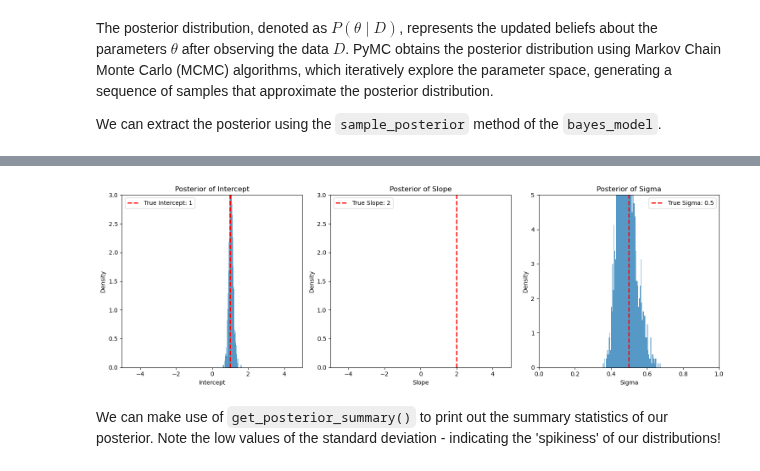
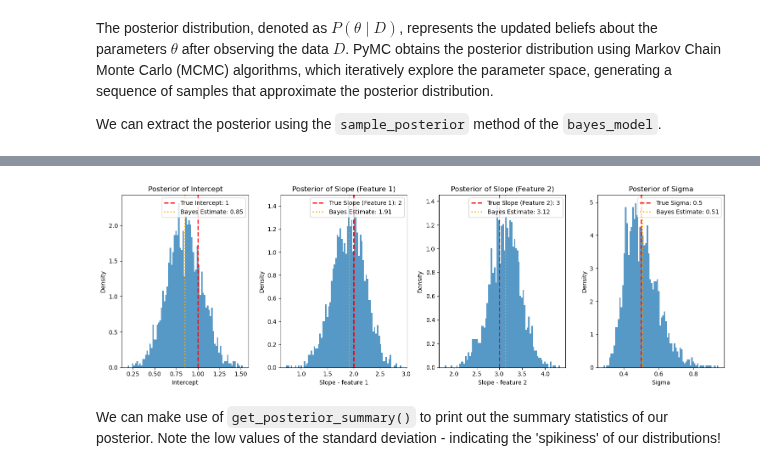
Before and after one commit to sktime/skpro, a Jupyter notebook: examples/04_BayesianLinearRegressor.ipynb, the cells around one changed output, grey strips where cells are left out. Drawn from its saved outputs; the diff is of its cells as text; code cells hidden in the pictures.

Commit message:
Updated notebook for multiple predictors and prior elicitation

```diff
--- a/examples/04_BayesianLinearRegressor.ipynb
+++ b/examples/04_BayesianLinearRegressor.ipynb
@@ -340,0 +486,2 @@ In the subsequent section, we will look at "prior predictive checks" that we can
+# %%
+elicited_prior_pz, _ = pz.maxent(pz.Normal(), 0.8, 1.2, 0.6);
@@ -340,0 +495,5 @@ In the subsequent section, we will look at "prior predictive checks" that we can
+# %%
+elicited_prior = Prior("Normal", mu=elicited_prior_pz.mu, sigma=elicited_prior_pz.sigma)
+
+bayes_model = BayesianLinearRegressor(prior_config={"intercept": elicited_prior})
+bayes_model.fit(X_train, y_train)
@@ -369,5 +553,11 @@ Note that these posterior distributions are significantly narrower than the prio
 # %%
-fig, axes = plt.subplots(1, 3, figsize=(15, 5))
+fig, axes = plt.subplots(1, 4, figsize=(15, 5))  # Same figsize as the prior plot
+
+# Calculate Bayesian estimates (mean of posterior)
+bayes_estimate_intercept = posterior_samples["intercept"].mean()
+bayes_estimate_slope1 = posterior_samples["slopes_feature1"].mean()
+bayes_estimate_slope2 = posterior_samples["slopes_feature2"].mean()
+bayes_estimate_sigma = posterior_samples["noise"].mean()
 
 # Plot posterior for intercept
 axes[0].hist(posterior_samples["intercept"], bins=80, density=True, alpha=0.75)
@@ -376,51 +566,87 @@ axes[0].axvline(
     color="r",
     linestyle="--",
     linewidth=2,
     label=f"True Intercept: {TRUE_INTERCEPT}",
 )
+axes[0].axvline(
+    bayes_estimate_intercept,
+    color="orange",
+    linestyle=":",
+    linewidth=2,
+    label=f"Bayes Estimate: {bayes_estimate_intercept:.2f}",
+)
 axes[0].set_title("Posterior of Intercept")
 axes[0].set_xlabel("Intercept")
 axes[0].set_ylabel("Density")
-axes[0].set_xlim(left=-5, right=5)
-axes[0].set_ylim(top=3, bottom=0)
 axes[0].legend()
 
-# Plot posterior for slope
-axes[1].hist(posterior_samples["slopes"][0], bins=80, density=True, alpha=0.75)
+# Plot posterior for slope feature 1
+axes[1].hist(posterior_samples["slopes_feature1"], bins=80, density=True, alpha=0.75)
 axes[1].axvline(
     TRUE_SLOPES[0],
     color="r",
     linestyle="--",
     linewidth=2,
-    label=f"True Slope: {TRUE_SLOPES[0]}",
+    label=f"True Slope (Feature 1): {TRUE_SLOPES[0]}",
 )
-axes[1].set_title("Posterior of Slope")
-axes[1].set_xlabel("Slope")
+axes[1].axvline(
+    bayes_estimate_slope1,
+    color="orange",
+    linestyle=":",
+    linewidth=2,
+    label=f"Bayes Estimate: {bayes_estimate_slope1:.2f}",
+)
+axes[1].set_title("Posterior of Slope (Feature 1)")
+axes[1].set_xlabel("Slope - feature 1")
 axes[1].set_ylabel("Density")
-axes[1].set_xlim(left=-5, right=5)
-axes[1].set_ylim(top=3, bottom=0)
 axes[1].legend()
 
-# Plot posterior for sigma
-axes[2].hist(posterior_samples["noise"], bins=80, density=True, alpha=0.75)
+# Plot posterior for slope feature 2
+axes[2].hist(posterior_samples["slopes_feature2"], bins=80, density=True, alpha=0.75)
 axes[2].axvline(
+    TRUE_SLOPES[1],
+    color="r",
+    linestyle="--",
+    linewidth=2,
+    label=f"True Slope (Feature 2): {TRUE_SLOPES[1]}",
+)
+axes[2].axvline(
+    bayes_estimate_slope2,
+    color="orange",
+    linestyle=":",
+    linewidth=2,
+    label=f"Bayes Estimate: {bayes_estimate_slope2:.2f}",
+)
+axes[2].set_title("Posterior of Slope (Feature 2)")
+axes[2].set_xlabel("Slope - feature 2")
+axes[2].set_ylabel("Density")
+axes[2].legend()
+
+# Plot posterior for sigma (noise)
+axes[3].hist(posterior_samples["noise"], bins=80, density=True, alpha=0.75)
+axes[3].axvline(
     TRUE_SIGMA,
     color="r",
     linestyle="--",
     linewidth=2,
     label=f"True Sigma: {TRUE_SIGMA}",
 )
-axes[2].set_title("Posterior of Sigma")
-axes[2].set_xlabel("Sigma")
-axes[2].set_ylabel("Density")
-axes[2].set_xlim(left=0, right=1)
-axes[2].set_ylim(top=5, bottom=0)
-axes[2].legend()
+axes[3].axvline(
+    bayes_estimate_sigma,
+    color="orange",
+    linestyle=":",
+    linewidth=2,
+    label=f"Bayes Estimate: {bayes_estimate_sigma:.2f}",
+)
+axes[3].set_title("Posterior of Sigma")
+axes[3].set_xlabel("Sigma")
+axes[3].set_ylabel("Density")
+axes[3].legend()
 
 plt.tight_layout()
 plt.show()
 # %% [output]
-[figure, old version]
+[figure, new version]
 # %% [markdown]
 We can make use of `get_posterior_summary()` to print out the summary statistics of our posterior.
 Note the low values of the standard deviation - indicating the 'spikiness' of our distributions!
```
Also changed, not shown: parts of 81 cells of this notebook.
